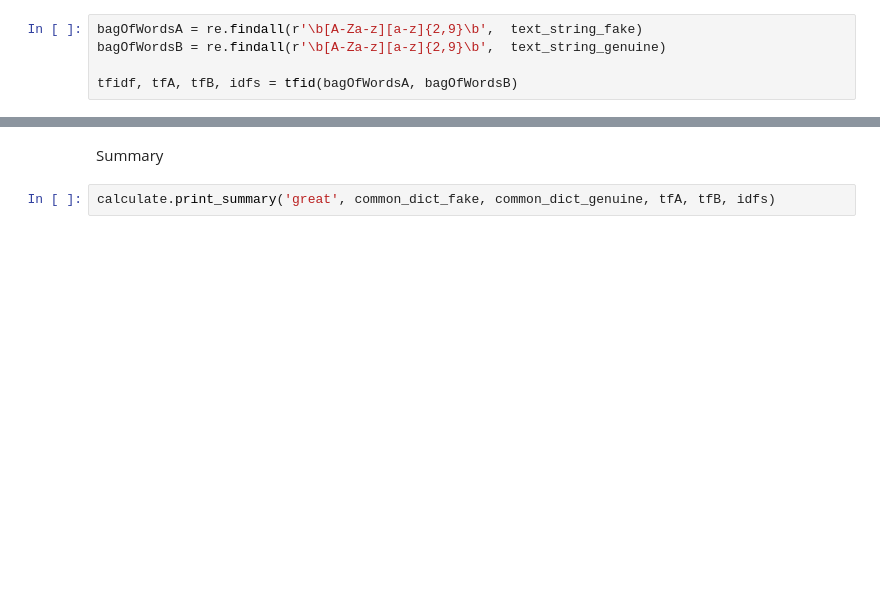
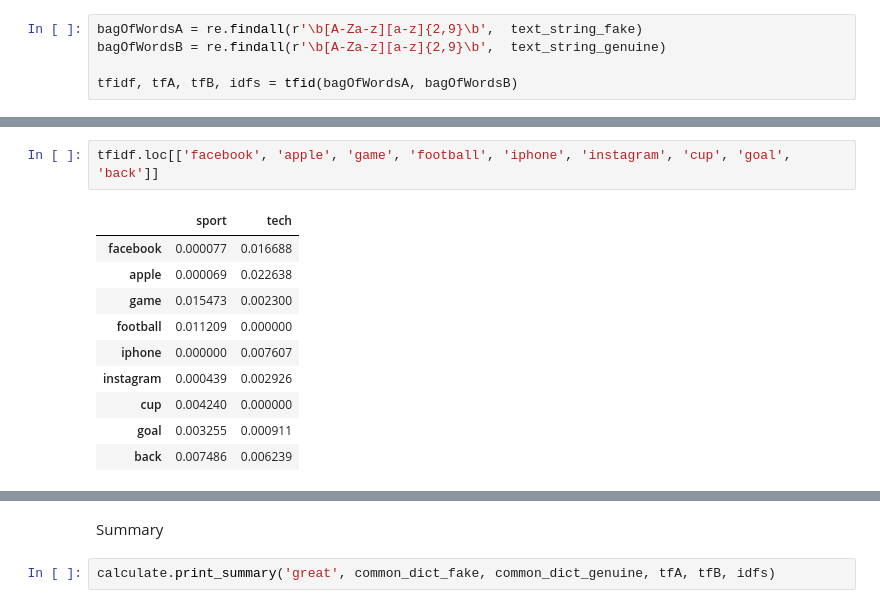
Before and after one commit to Amstelz/fake-review-detection, a Jupyter notebook: Code/separate_class.ipynb, the cells around one changed output, grey strips where cells are left out. Cells and saved outputs as stored; diff of their text form; blank space fills up the shorter version.

```diff
--- a/Code/separate_class.ipynb
+++ b/Code/separate_class.ipynb
@@ -549,3 +562,16 @@ tfidf.loc[(tfidf['fake'] != 0) | (tfidf['genuine'] != 0)].sort_values(by='genuin
+# %%
+tfidf.loc[['facebook', 'apple', 'game', 'football', 'iphone', 'instagram', 'cup', 'goal', 'back']]
+# %% [output]
+|  | sport | tech |
+| facebook | 0.000077 | 0.016688 |
+| apple | 0.000069 | 0.022638 |
+| game | 0.015473 | 0.002300 |
+| football | 0.011209 | 0.000000 |
+| iphone | 0.000000 | 0.007607 |
+| instagram | 0.000439 | 0.002926 |
+| cup | 0.004240 | 0.000000 |
+| goal | 0.003255 | 0.000911 |
+| back | 0.007486 | 0.006239 |
 # %%
 calculate.print_summary_tf_idf('married', tfA, tfB, idfs)
 # %% [output]
```
Also changed, not shown: parts of 40 cells of this notebook, 13 other files.
